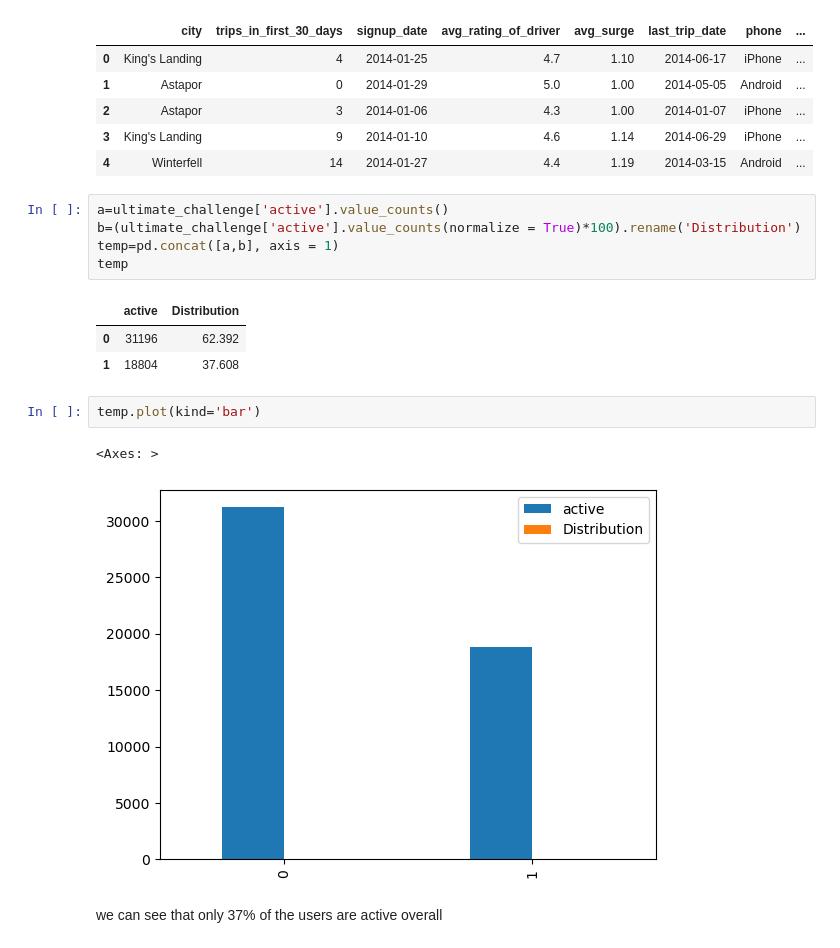
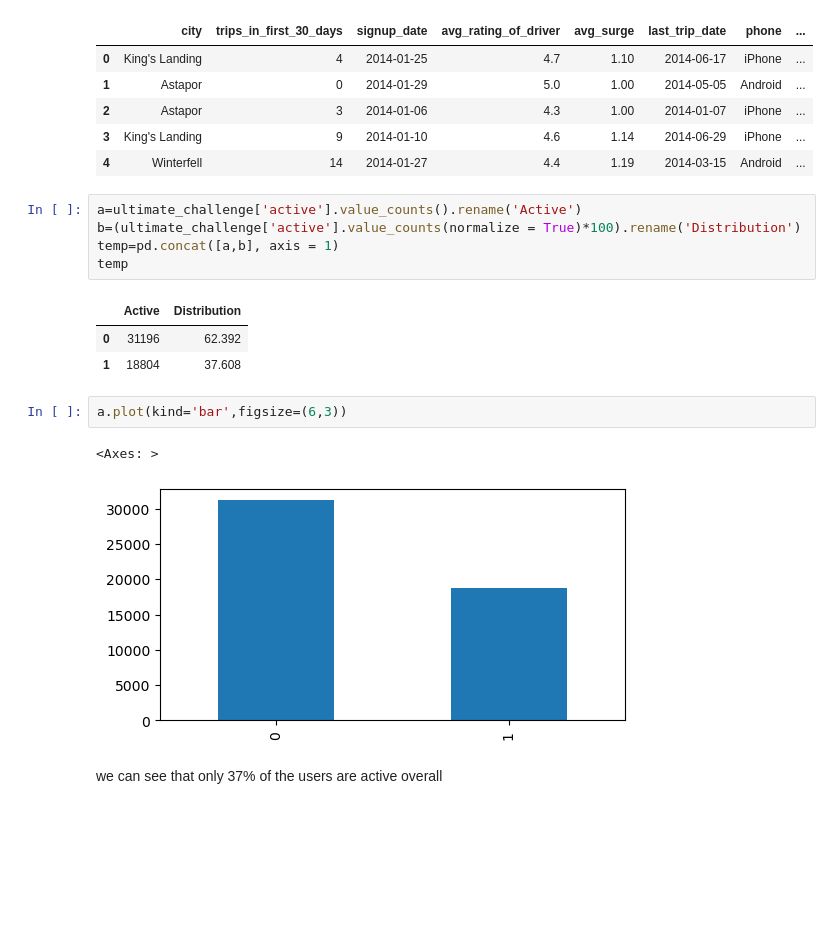
Before and after one commit to sabheen9/ultimate_challenge, a Jupyter notebook: Ultimate.ipynb, the cells around one changed output. Cells and saved outputs as stored; diff of their text form; blank space fills up the shorter version.

```diff
--- a/Ultimate.ipynb
+++ b/Ultimate.ipynb
@@ -322,19 +327,19 @@ ultimate_challenge.head()
 | 3 | King's Landing | 9 | 2014-01-10 | 4.6 | 1.14 | 2014-06-29 | iPhone | ... |
 | 4 | Winterfell | 14 | 2014-01-27 | 4.4 | 1.19 | 2014-03-15 | Android | ... |
 # %%
-a=ultimate_challenge['active'].value_counts()
+a=ultimate_challenge['active'].value_counts().rename('Active')
 b=(ultimate_challenge['active'].value_counts(normalize = True)*100).rename('Distribution')
 temp=pd.concat([a,b], axis = 1)
 temp
 # %% [output]
-|  | active | Distribution |
+|  | Active | Distribution |
 | 0 | 31196 | 62.392 |
 | 1 | 18804 | 37.608 |
 # %%
-temp.plot(kind='bar')
+a.plot(kind='bar',figsize=(6,3))
 # %% [output]
 <Axes: >
-[figure, old version]
+[figure, new version]
 # %% [markdown]
 we can see that only 37% of the users are active overall
 # %%
```
Also changed, not shown: parts of 15 cells of this notebook.
